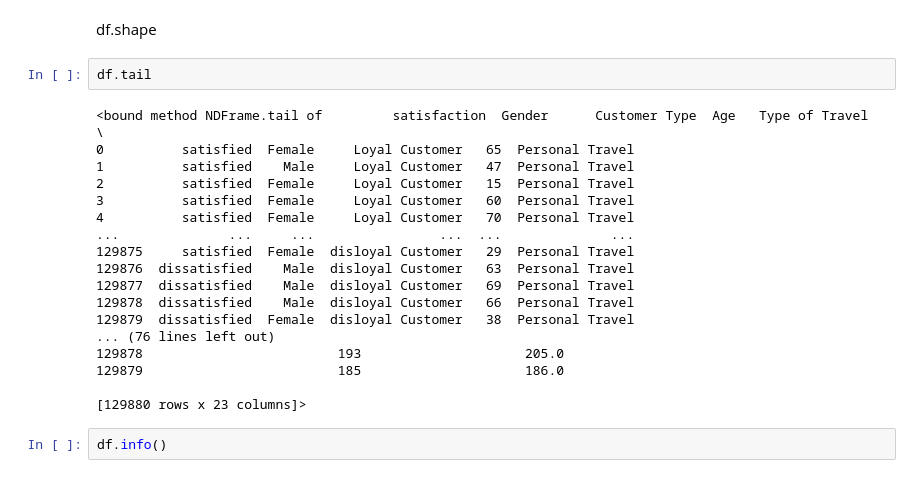
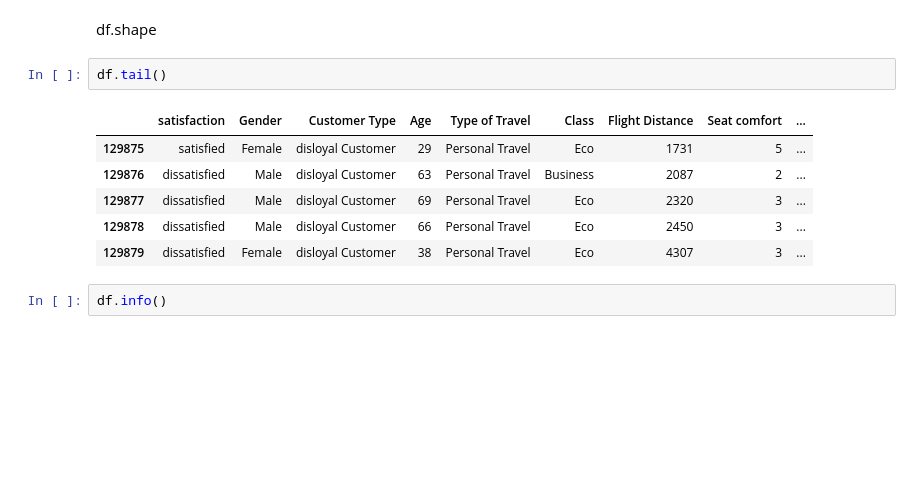
Before and after one commit to Jayrikers/Phase3_Project, a Jupyter notebook: Untitled.ipynb, the cells around one changed output. Saved outputs shown, nothing was run; the diff lists cells and outputs as text; blank space fills up the shorter version.

```diff
--- a/Untitled.ipynb
+++ b/Untitled.ipynb
@@ -66,25 +67,14 @@ df.head()
 # %% [markdown]
 df.shape
 # %%
-df.tail
+df.tail()
 # %% [output]
-<bound method NDFrame.tail of         satisfaction  Gender      Customer Type  Age   Type of Travel  \
-0          satisfied  Female     Loyal Customer   65  Personal Travel
-1          satisfied    Male     Loyal Customer   47  Personal Travel
-2          satisfied  Female     Loyal Customer   15  Personal Travel
-3          satisfied  Female     Loyal Customer   60  Personal Travel
-4          satisfied  Female     Loyal Customer   70  Personal Travel
-...              ...     ...                ...  ...              ...
-129875     satisfied  Female  disloyal Customer   29  Personal Travel
-129876  dissatisfied    Male  disloyal Customer   63  Personal Travel
-129877  dissatisfied    Male  disloyal Customer   69  Personal Travel
-129878  dissatisfied    Male  disloyal Customer   66  Personal Travel
-129879  dissatisfied  Female  disloyal Customer   38  Personal Travel
-... (76 lines left out)
-129878                         193                     205.0
-129879                         185                     186.0
-
-[129880 rows x 23 columns]>
+|  | satisfaction | Gender | Customer Type | Age | Type of Travel | Class | Flight Distance | Seat comfort | ... |
+| 129875 | satisfied | Female | disloyal Customer | 29 | Personal Travel | Eco | 1731 | 5 | ... |
+| 129876 | dissatisfied | Male | disloyal Customer | 63 | Personal Travel | Business | 2087 | 2 | ... |
+| 129877 | dissatisfied | Male | disloyal Customer | 69 | Personal Travel | Eco | 2320 | 3 | ... |
+| 129878 | dissatisfied | Male | disloyal Customer | 66 | Personal Travel | Eco | 2450 | 3 | ... |
+| 129879 | dissatisfied | Female | disloyal Customer | 38 | Personal Travel | Eco | 4307 | 3 | ... |
 # %%
 df.info()
 # %% [output]
```
Also changed, not shown: parts of 16 cells of this notebook, 1 other file.
